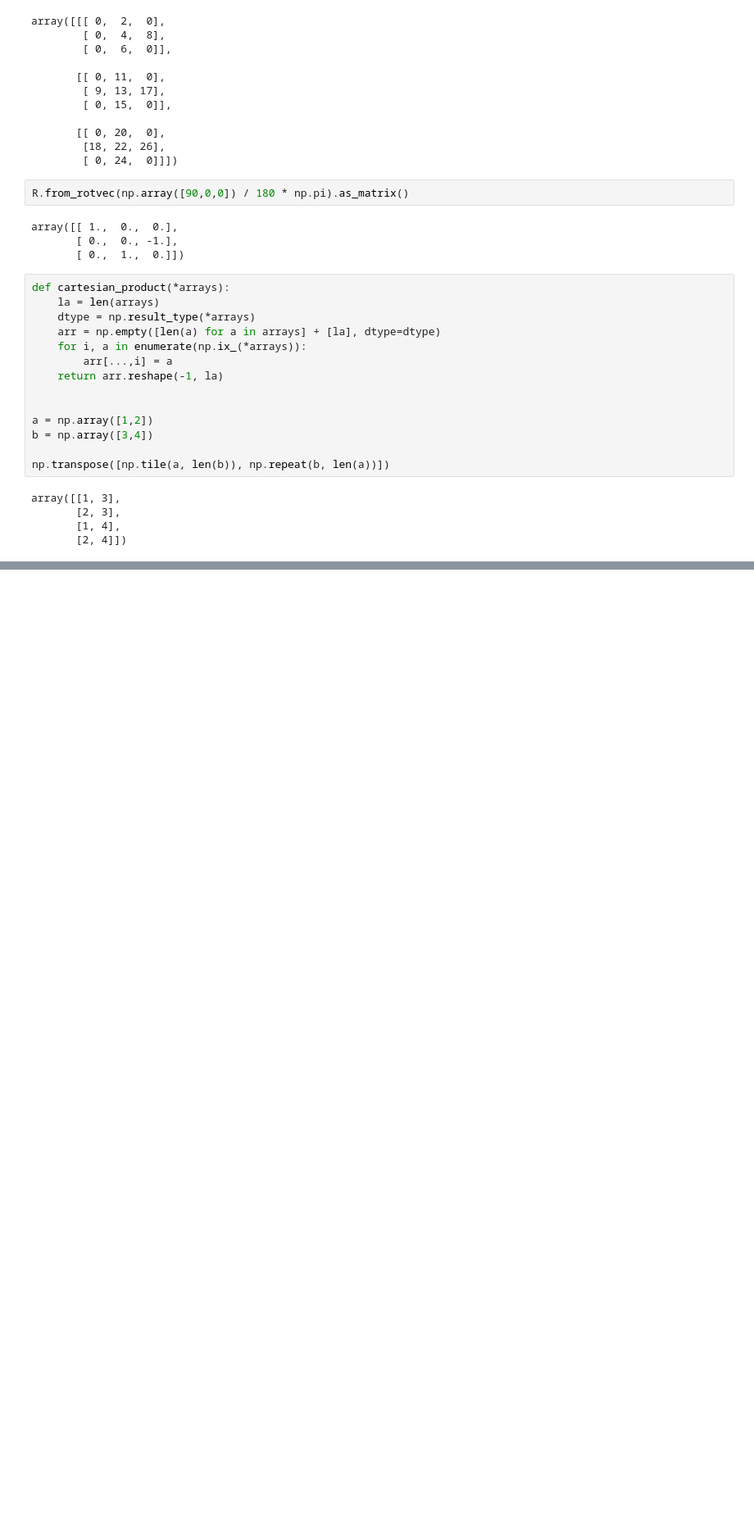
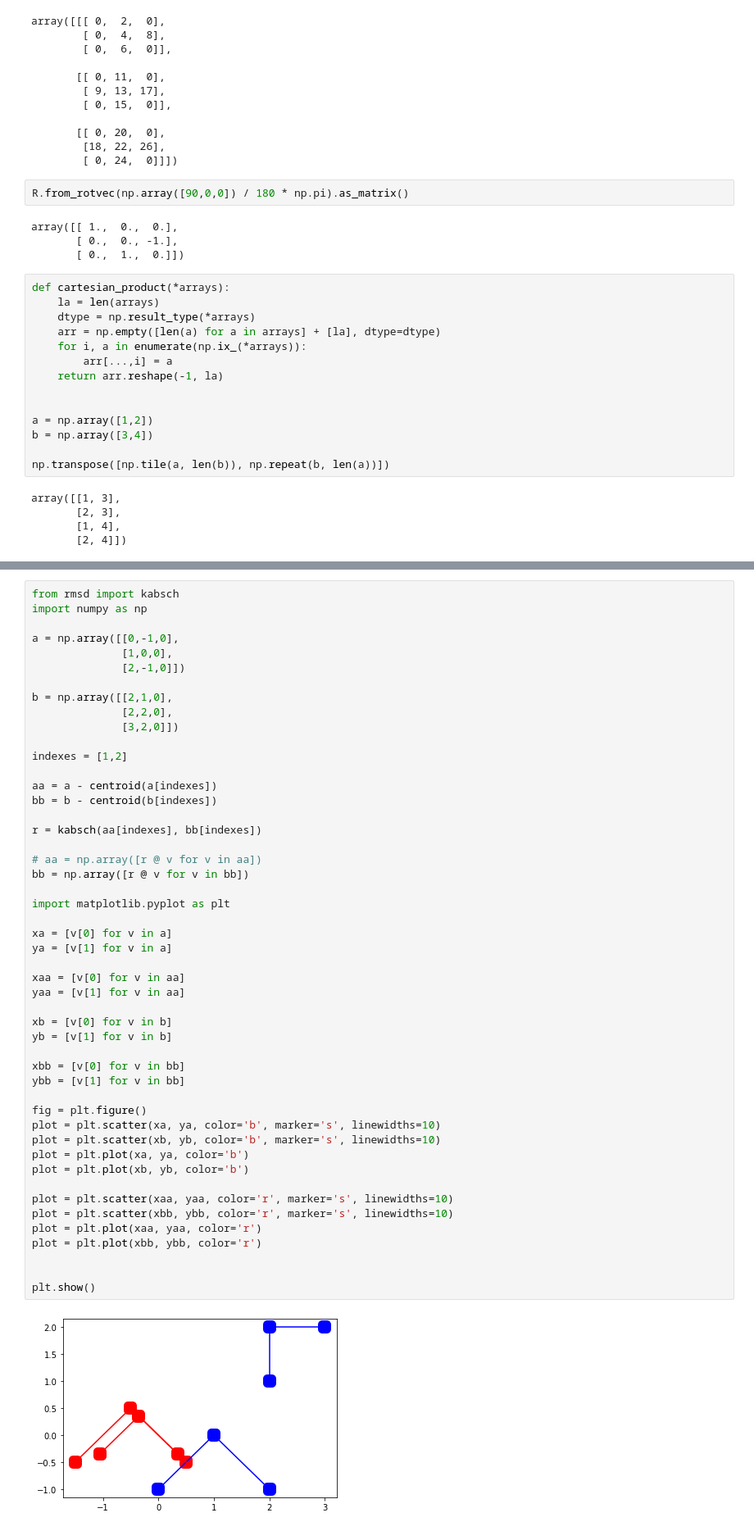
Before and after one commit to ntampellini/TSCoDe, a Jupyter notebook: Obsolete (backup purposes)/TESTS_rotation.ipynb, the cells around one changed output, grey strips where cells are left out. Shown at 82% size. Cells and saved outputs as stored; diff of their text form; blank space fills up the shorter version.

```diff
--- a/Obsolete (backup purposes)/TESTS_rotation.ipynb
+++ b/Obsolete (backup purposes)/TESTS_rotation.ipynb
@@ -171,0 +232,51 @@ array([[1, 3],
+# %%
+from rmsd import kabsch
+import numpy as np
+
+a = np.array([[0,-1,0],
+              [1,0,0],
+              [2,-1,0]])
+
+b = np.array([[2,1,0],
+              [2,2,0],
+              [3,2,0]])
+
+indexes = [1,2]
+
+aa = a - centroid(a[indexes])
+bb = b - centroid(b[indexes])
+
+r = kabsch(aa[indexes], bb[indexes])
+
+# aa = np.array([r @ v for v in aa])
+bb = np.array([r @ v for v in bb])
+
+import matplotlib.pyplot as plt
+
+xa = [v[0] for v in a]
+ya = [v[1] for v in a]
+
+xaa = [v[0] for v in aa]
+yaa = [v[1] for v in aa]
+
+xb = [v[0] for v in b]
+yb = [v[1] for v in b]
+
+xbb = [v[0] for v in bb]
+ybb = [v[1] for v in bb]
+
+fig = plt.figure()
+plot = plt.scatter(xa, ya, color='b', marker='s', linewidths=10)
+plot = plt.scatter(xb, yb, color='b', marker='s', linewidths=10)
+plot = plt.plot(xa, ya, color='b')
+plot = plt.plot(xb, yb, color='b')
+
+plot = plt.scatter(xaa, yaa, color='r', marker='s', linewidths=10)
+plot = plt.scatter(xbb, ybb, color='r', marker='s', linewidths=10)
+plot = plt.plot(xaa, yaa, color='r')
+plot = plt.plot(xbb, ybb, color='r')
+
+
+plt.show()
+# %% [output]
+[figure, added]
```
Also changed, not shown: parts of 5 cells of this notebook, 44 other files.
